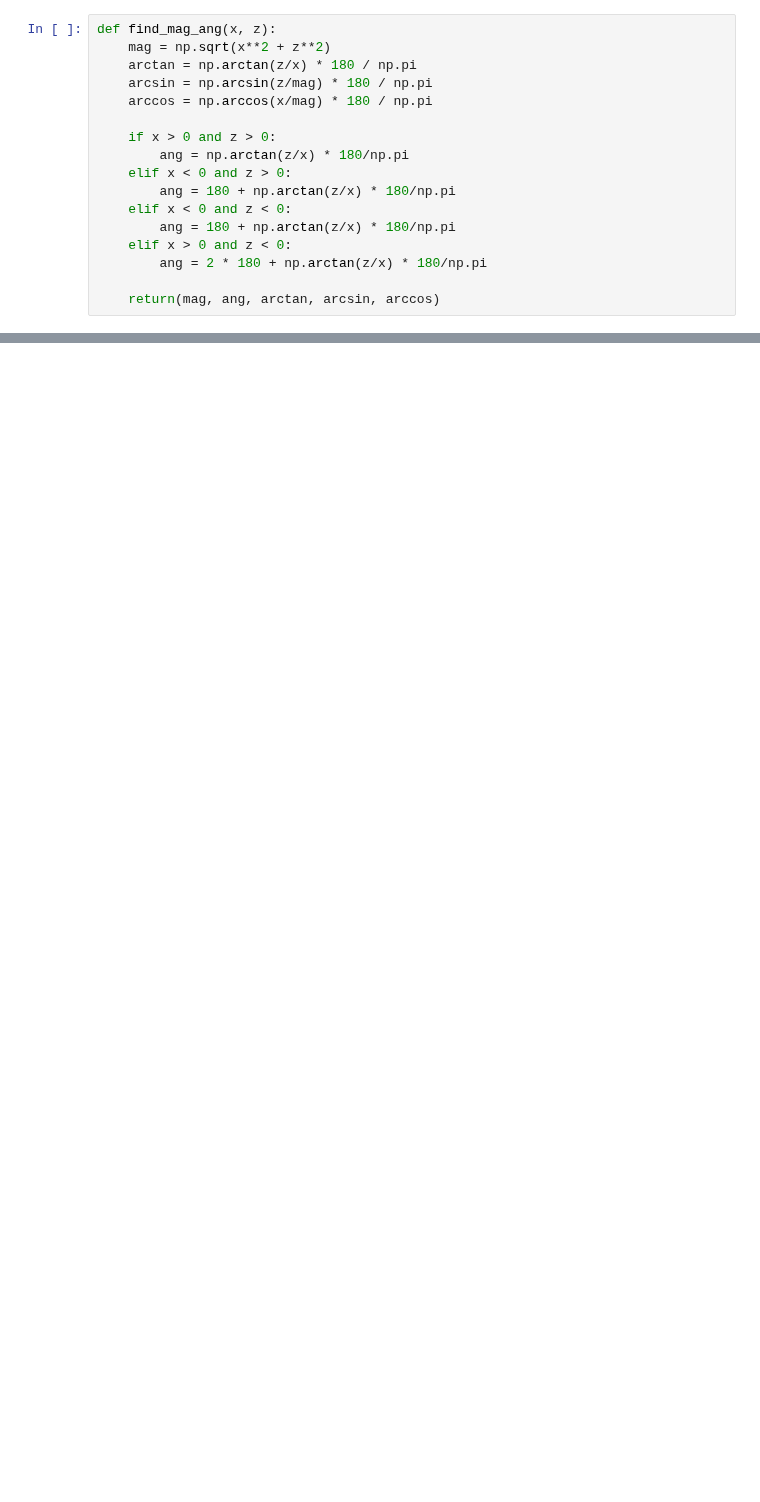
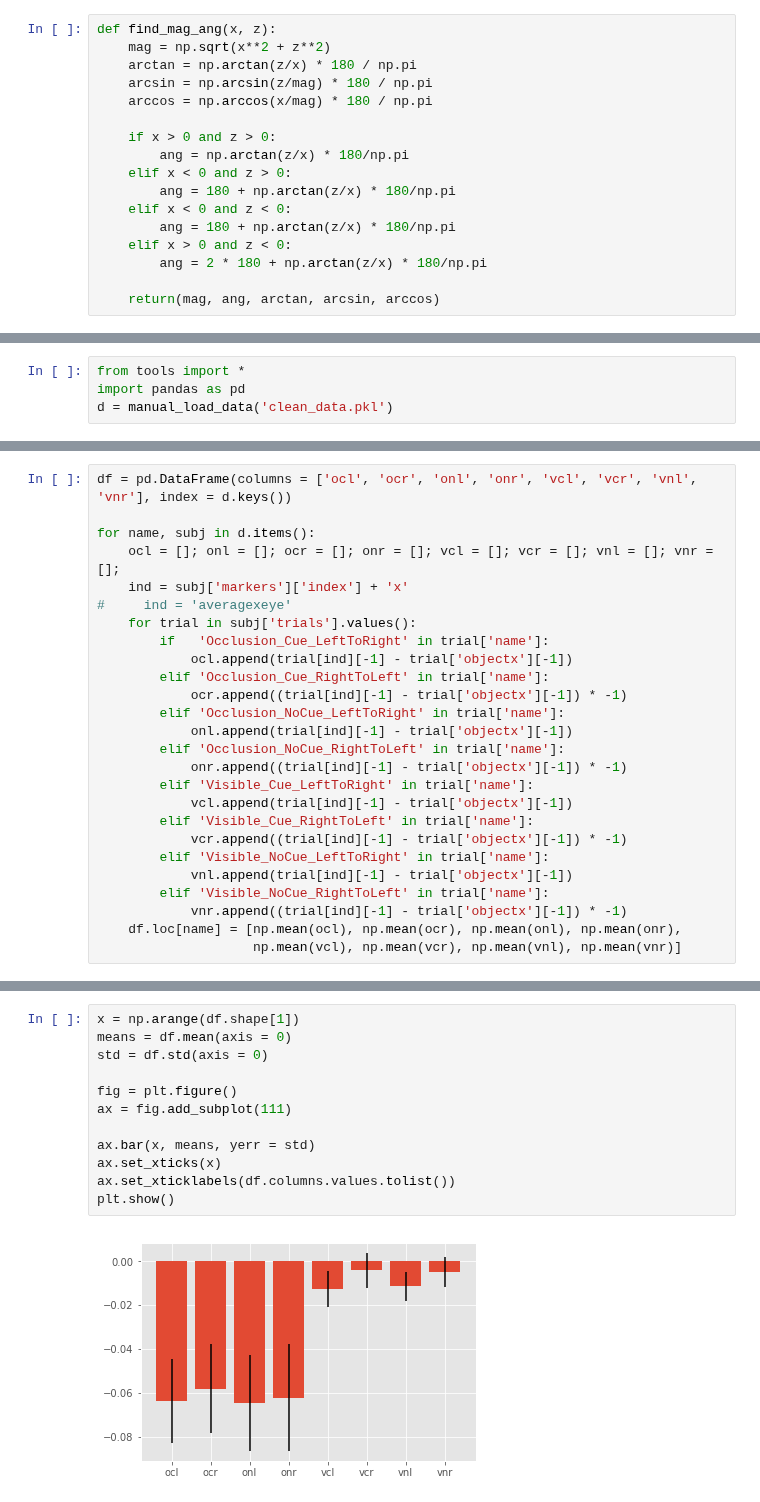
Before and after one commit to Roman-Belenya/perception_and_action, a Jupyter notebook: explore.ipynb, the cells around one changed output, grey strips where cells are left out. Cells and saved outputs as stored; diff of their text form; blank space fills up the shorter version.

```diff
--- a/explore.ipynb
+++ b/explore.ipynb
@@ -74,0 +68,4 @@ ax1.text(xr + 0.02, yt - 0.06, 'Magnitude = {}\nAngle = {}\n\narctan = {}\narcsi
+# %%
+from tools import *
+import pandas as pd
+d = manual_load_data('clean_data.pkl')
@@ -74,0 +81,26 @@ ax1.text(xr + 0.02, yt - 0.06, 'Magnitude = {}\nAngle = {}\n\narctan = {}\narcsi
+# %%
+df = pd.DataFrame(columns = ['ocl', 'ocr', 'onl', 'onr', 'vcl', 'vcr', 'vnl', 'vnr'], index = d.keys())
+
+for name, subj in d.items():
+    ocl = []; onl = []; ocr = []; onr = []; vcl = []; vcr = []; vnl = []; vnr = [];
+    ind = subj['markers']['index'] + 'x'
+#     ind = 'averagexeye'
+    for trial in subj['trials'].values():
+        if   'Occlusion_Cue_LeftToRight' in trial['name']:
+            ocl.append(trial[ind][-1] - trial['objectx'][-1])
+        elif 'Occlusion_Cue_RightToLeft' in trial['name']:
+            ocr.append((trial[ind][-1] - trial['objectx'][-1]) * -1)
+        elif 'Occlusion_NoCue_LeftToRight' in trial['name']:
+            onl.append(trial[ind][-1] - trial['objectx'][-1])
+        elif 'Occlusion_NoCue_RightToLeft' in trial['name']:
+            onr.append((trial[ind][-1] - trial['objectx'][-1]) * -1)
+        elif 'Visible_Cue_LeftToRight' in trial['name']:
+            vcl.append(trial[ind][-1] - trial['objectx'][-1])
+        elif 'Visible_Cue_RightToLeft' in trial['name']:
+            vcr.append((trial[ind][-1] - trial['objectx'][-1]) * -1)
+        elif 'Visible_NoCue_LeftToRight' in trial['name']:
+            vnl.append(trial[ind][-1] - trial['objectx'][-1])
+        elif 'Visible_NoCue_RightToLeft' in trial['name']:
+            vnr.append((trial[ind][-1] - trial['objectx'][-1]) * -1)
+    df.loc[name] = [np.mean(ocl), np.mean(ocr), np.mean(onl), np.mean(onr),
+                    np.mean(vcl), np.mean(vcr), np.mean(vnl), np.mean(vnr)]
@@ -74,0 +120,14 @@ ax1.text(xr + 0.02, yt - 0.06, 'Magnitude = {}\nAngle = {}\n\narctan = {}\narcsi
+# %%
+x = np.arange(df.shape[1])
+means = df.mean(axis = 0)
+std = df.std(axis = 0)
+
+fig = plt.figure()
+ax = fig.add_subplot(111)
+
+ax.bar(x, means, yerr = std)
+ax.set_xticks(x)
+ax.set_xticklabels(df.columns.values.tolist())
+plt.show()
+# %% [output]
+[figure, added]
```
Also changed, not shown: parts of 7 cells of this notebook, 3 other files.
